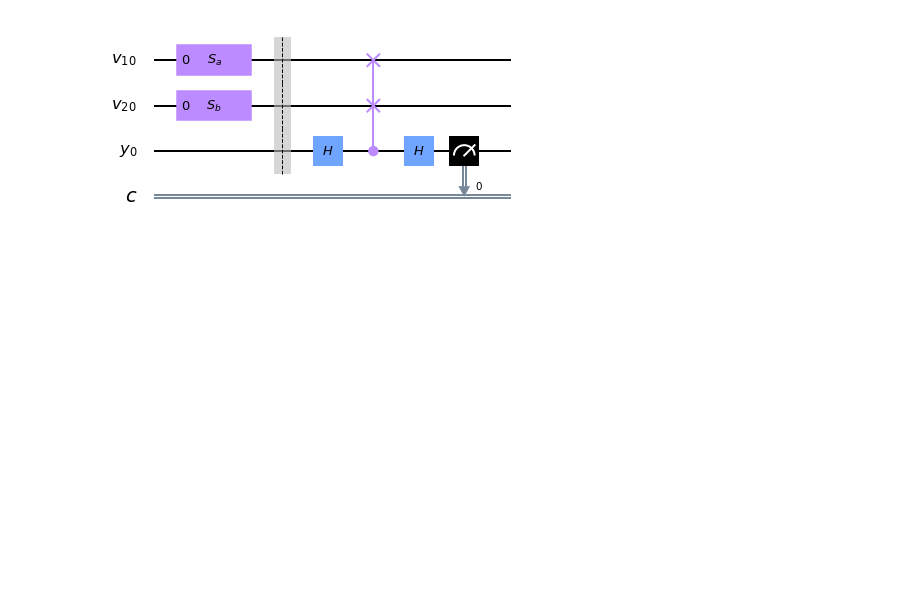
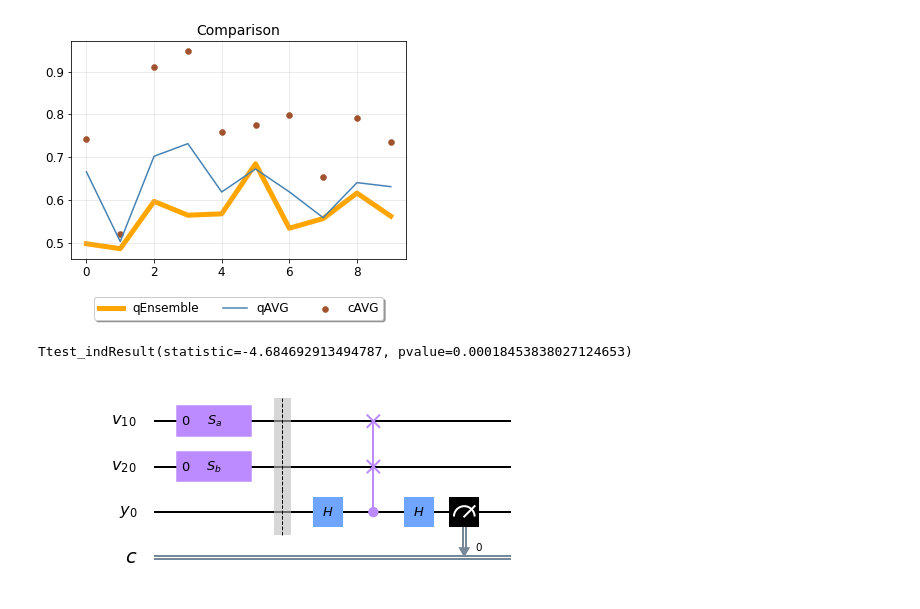
Before and after one commit to amacaluso/Quantum-Algorithm-for-Ensemble-Learning, a Jupyter notebook: Quantum-Algorithm-for-Ensemble-Learning.ipynb, the cells around one changed output. Saved outputs shown, nothing was run; the diff lists cells and outputs as text; code cells hidden in the pictures; blank space fills up the shorter version.

```diff
--- a/Quantum-Algorithm-for-Ensemble-Learning.ipynb
+++ b/Quantum-Algorithm-for-Ensemble-Learning.ipynb
@@ -102 +287,28 @@ x_test = [np.random.randint(1, 10), np.random.randint(1, 10)]
+# %%
+p0_avg = data_out.qAVG_real
+p0_ens = data_out.qEns_real
+p0_clas = data_out.cAVG
+# %%
+x = np.arange(runs)
+
+ax = plt.subplot()
+ax.plot(x, p0_ens, color='orange', label='qEnsemble', zorder=1, linewidth=5)
+ax.plot(x, p0_avg, color='steelblue', label='qAVG')
+ax.scatter(x, p0_clas, label='cAVG', color='sienna', zorder=2, linewidth=.5)
+
+#ax.set_xlim(-1.1, 1.1)
+# ax.set_ylim(-.2, 1.05)
+ax.grid(alpha=0.3)
+#ax.set_xticks(np.round(np.arange(-1, 1.1, .4), 1).tolist())
+ax.set_title('Comparison', size=14)
+ax.tick_params(labelsize=12)
+ax.legend(loc='upper center', bbox_to_anchor=(0.5, -.15),
+          ncol=4, fancybox=True, shadow=True, fontsize = 12)
+plt.savefig('output/real.png', dpi = 300, bbox_inches='tight')
+# %% [output]
+[figure, added]
+# %%
+ttest_ind(p0_ens, p0_clas)
+# %% [output]
+Ttest_indResult(statistic=-4.684692913494787, pvalue=0.00018453838027124653)
 # %%
```
Also changed, not shown: parts of 21 cells of this notebook, 7 other files.
